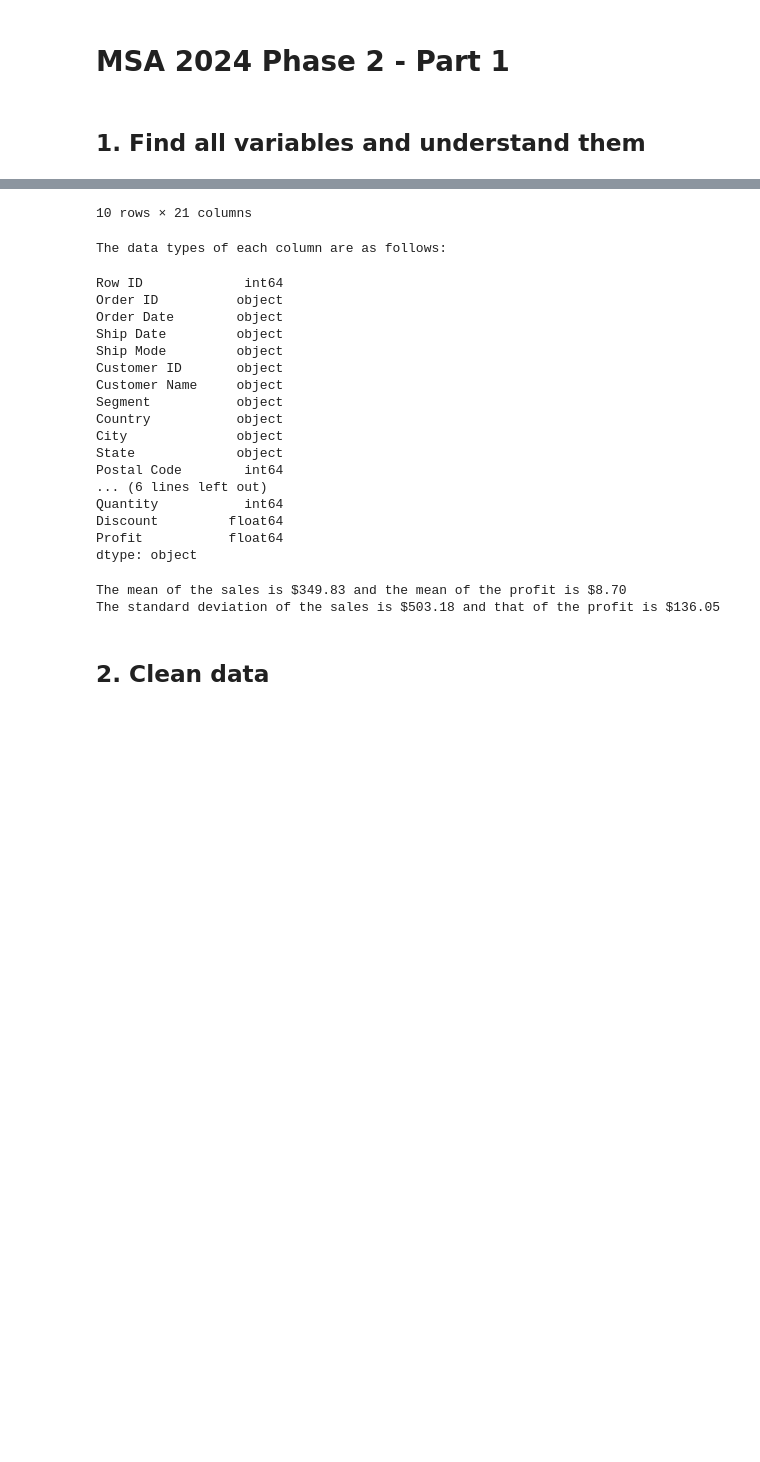
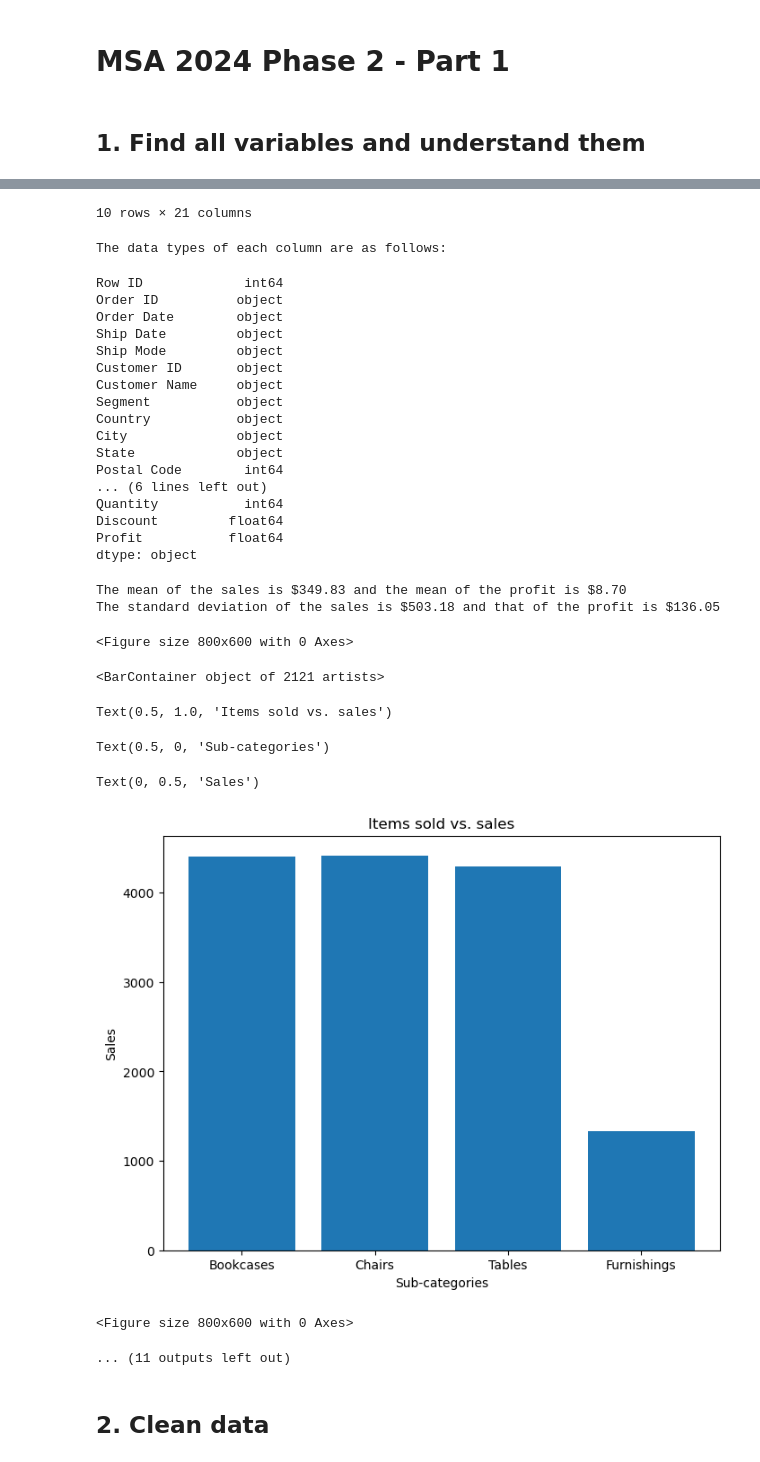
Before and after one commit to kvnstv1/2024-Phase-2, a Jupyter notebook: data-science/1. Analysis and Preprocessing/part1-submission.ipynb, the cells around one changed output, grey strips where cells are left out. Drawn from its saved outputs; the diff is of its cells as text; code cells hidden in the pictures; blank space fills up the shorter version.

```diff
--- a/data-science/1. Analysis and Preprocessing/part1-submission.ipynb
+++ b/data-science/1. Analysis and Preprocessing/part1-submission.ipynb
@@ -12,6 +12,8 @@ import matplotlib.pyplot as plt
 # %%
 from IPython.core.interactiveshell import InteractiveShell
 InteractiveShell.ast_node_interactivity = "all"
+
+from sklearn.preprocessing import LabelEncoder, OneHotEncoder
 
 from pandas import read_csv
 
@@ -36,44 +38,89 @@ std_profit = df['Profit'].std()
 print(f"The mean of the sales is ${mean_sales:.2f} and the mean of the profit is ${mean_profit:.2f}")
 print(f"The standard deviation of the sales is ${std_sales:.2f} and that of the profit is ${std_profit:.2f}")
 
+
+
 #1.3 Visualize numerical columns through appropriate plots, e.g. bar plots, histograms, box and whisker plots, etc.
 
+plt.figure(figsize=(8,6))
+plt.bar(df['Sub-Category'], df['Sales'])
+plt.title('Items sold vs. sales')
+plt.xlabel('Sub-categories')
+plt.ylabel('Sales')
+plt.show()
+
+
+plt.figure(figsize=(8,6))
+plt.hist(df['Sub-Category'], bins=30, edgecolor='black')
+plt.title('Histogram')
+plt.xlabel('Sub-Category')
+plt.ylabel('Frequency')
+plt.show()
+
+
+plt.figure(figsize=(8,6))
+plt.boxplot(df['Discount'], labels=['Discount'])
+plt.title('Box and whisker plot of the discount')
+plt.ylabel('Discount')
+plt.show()
 
 
 
 #1.4 Convert data types of columns as needed, ensuring all values fed into machine learning models are numerical.
+
+label_encoder = LabelEncoder()
+df['Sub-Category'] = label_encoder.fit_transform(df['Sub-Category'])
+#print(df['Sub-Category'])
+
+df['Ship Mode'] = label_encoder.fit_transform(df['Ship Mode'])
+#print(df['Ship Mode'])
+
+df['Region'] = label_encoder.fit_transform(df['Region'])
+#print(df['Region'])
+
+df['City'] = label_encoder.fit_transform(df['City'])
+#print(df['City'])
+print(df['City'].nunique)
 # %% [output]
 |  | Row ID | Order ID | Order Date | Ship Date | Ship Mode | Customer ID | Customer Name | Segment | Country | ... |
 | 0 | 1 | CA-2016-152156 | 11/8/2016 | 11/11/2016 | Second Class | CG-12520 | Claire Gute | Consumer | United States | ... |
 | 1 | 2 | CA-2016-152156 | 11/8/2016 | 11/11/2016 | Second Class | CG-12520 | Claire Gute | Consumer | United States | ... |
 | 2 | 4 | US-2015-108966 | 10/11/2015 | 10/18/2015 | Standard Class | SO-20335 | Sean O'Donnell | Consumer | United States | ... |
 | 3 | 6 | CA-2014-115812 | 6/9/2014 | 6/14/2014 | Standard Class | BH-11710 | Brosina Hoffman | Consumer | United States | ... |
 | 4 | 11 | CA-2014-115812 | 6/9/2014 | 6/14/2014 | Standard Class | BH-11710 | Brosina Hoffman | Consumer | United States | ... |
 | 5 | 24 | US-2017-156909 | 7/16/2017 | 7/18/2017 | Second Class | SF-20065 | Sandra Flanagan | Consumer | United States | ... |
 | 6 | 25 | CA-2015-106320 | 9/25/2015 | 9/30/2015 | Standard Class | EB-13870 | Emily Burns | Consumer | United States | ... |
 | 7 | 28 | US-2015-150630 | 9/17/2015 | 9/21/2015 | Standard Class | TB-21520 | Tracy Blumstein | Consumer | United States | ... |
 | 8 | 30 | US-2015-150630 | 9/17/2015 | 9/21/2015 | Standard Class | TB-21520 | Tracy Blumstein | Consumer | United States | ... |
 | 9 | 37 | CA-2016-117590 | 12/8/2016 | 12/10/2016 | First Class | GH-14485 | Gene Hale | Corporate | United States | ... |
 10 rows × 21 columns
 The data types of each column are as follows:
 Row ID             int64
 Order ID          object
 Order Date        object
 Ship Date         object
 Ship Mode         object
 Customer ID       object
 Customer Name     object
 Segment           object
 Country           object
 City              object
 State             object
 Postal Code        int64
 ... (6 lines left out)
 Quantity           int64
 Discount         float64
 Profit           float64
 dtype: object
 The mean of the sales is $349.83 and the mean of the profit is $8.70
 The standard deviation of the sales is $503.18 and that of the profit is $136.05
+<Figure size 800x600 with 0 Axes>
+<BarContainer object of 2121 artists>
+Text(0.5, 1.0, 'Items sold vs. sales')
+Text(0.5, 0, 'Sub-categories')
+Text(0, 0.5, 'Sales')
+[figure, added]
+<Figure size 800x600 with 0 Axes>
+... (11 outputs left out)
 # %% [markdown]
 ## 2. Clean data
```
Also changed, not shown: parts of 6 cells of this notebook.
